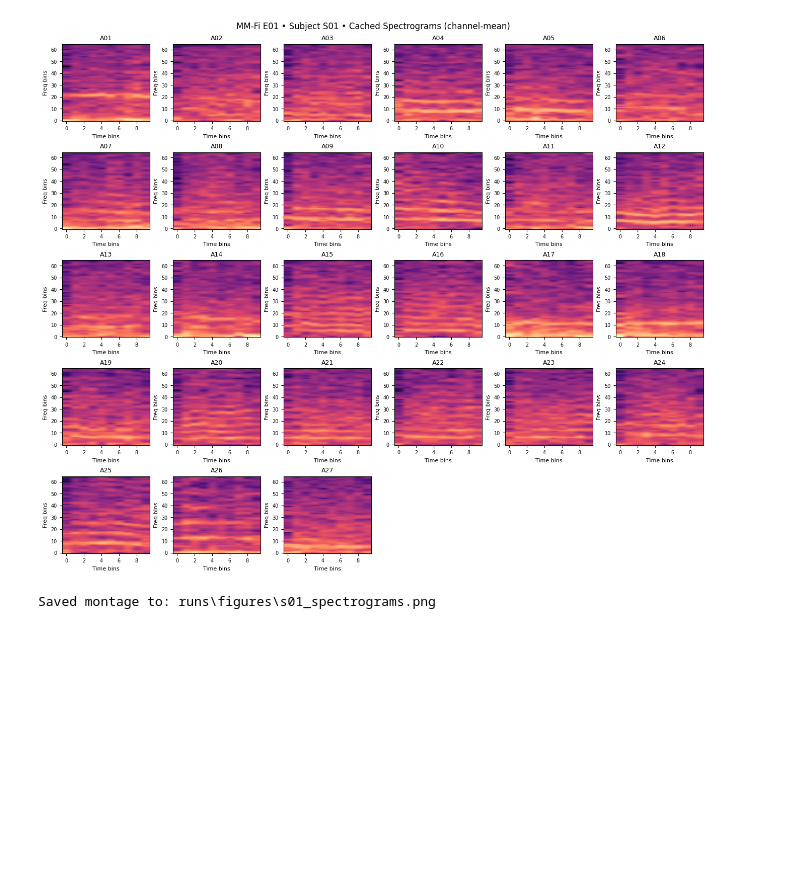
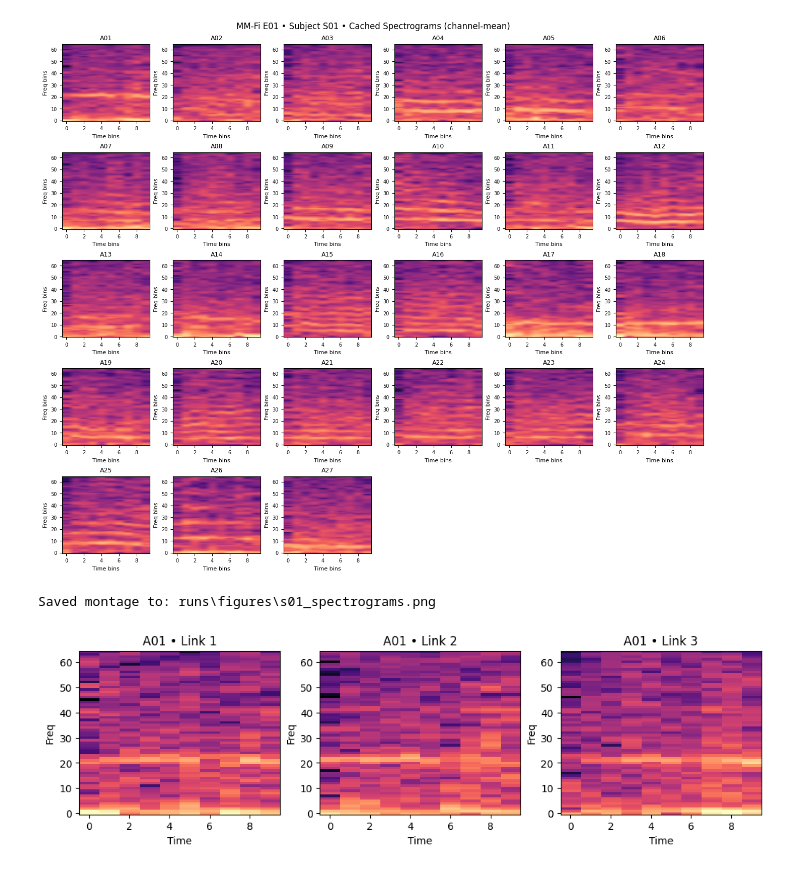
Before and after one commit to pojesh/WiFi-HAR, a Jupyter notebook: spectroviz.ipynb, the cells around one changed output. Saved outputs shown, nothing was run; the diff lists cells and outputs as text; code cells hidden in the pictures; blank space fills up the shorter version.

Commit message:
feat: per link spectrograms viz

```diff
--- a/spectroviz.ipynb
+++ b/spectroviz.ipynb
@@ -121,17 +121,19 @@ Saved montage to: runs\figures\s01_spectrograms.png
 # %%
 # ---------- Optional: per-link view for one activity (averaging PCs) ----------
 # Uncomment and adjust sel_idx to inspect a specific activity panel in detail.
-# links = 3
-# k_pcs = int(cfg["spectrogram"].get("k_pcs", 4))
-# sel_idx = 0  # 0..len(entries)-1
-# spec = load_cached(entries[sel_idx][2])  # path
-# if spec.shape[0] == links * k_pcs:
-#     spec_l = spec.reshape(links, k_pcs, spec.shape[1], spec.shape[2]).mean(axis=1)  # [links, F, T']
-#     fig2, axs = plt.subplots(1, links, figsize=(10, 3), constrained_layout=True)
-#     for l in range(links):
-#         axs[l].imshow(spec_l[l], origin="lower", aspect="auto", cmap="magma", vmin=vmin, vmax=vmax)
-#         axs[l].set_title(f"{labels[sel_idx]} • Link {l+1}")
-#         axs[l].set_xlabel("Time"); axs[l].set_ylabel("Freq")
-#     plt.show()
-# else:
-#     print(f"Per-link view skipped: expected C={links*k_pcs}, got {spec.shape[0]}")
+links = 3
+k_pcs = int(cfg["spectrogram"].get("k_pcs", 4))
+sel_idx = 0  # 0..len(entries)-1
+spec = load_cached(entries[sel_idx][2])  # path
+if spec.shape[0] == links * k_pcs:
+    spec_l = spec.reshape(links, k_pcs, spec.shape[1], spec.shape[2]).mean(axis=1)  # [links, F, T']
+    fig2, axs = plt.subplots(1, links, figsize=(10, 3), constrained_layout=True)
+    for l in range(links):
+        axs[l].imshow(spec_l[l], origin="lower", aspect="auto", cmap="magma", vmin=vmin, vmax=vmax)
+        axs[l].set_title(f"{labels[sel_idx]} • Link {l+1}")
+        axs[l].set_xlabel("Time"); axs[l].set_ylabel("Freq")
+    plt.show()
+else:
+    print(f"Per-link view skipped: expected C={links*k_pcs}, got {spec.shape[0]}")
+# %% [output]
+[figure, added]
```
